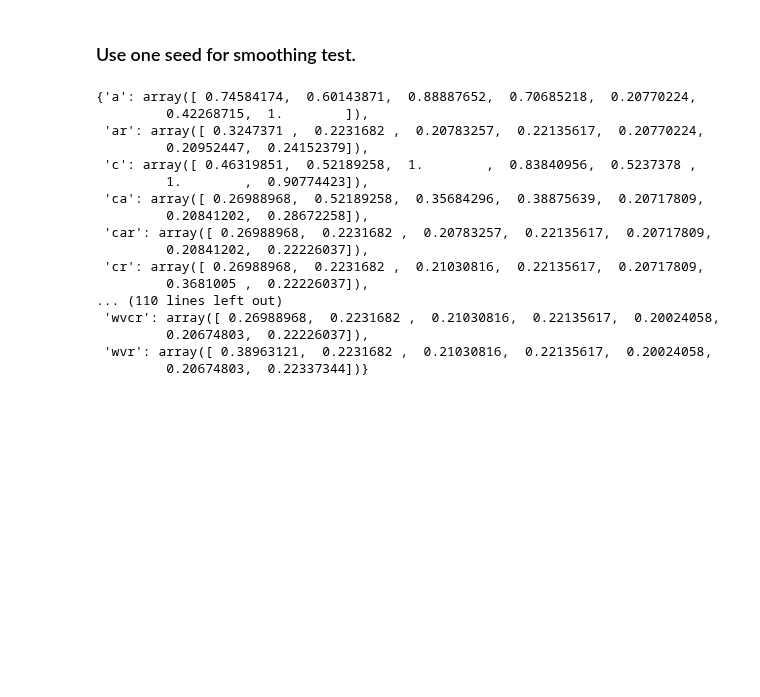
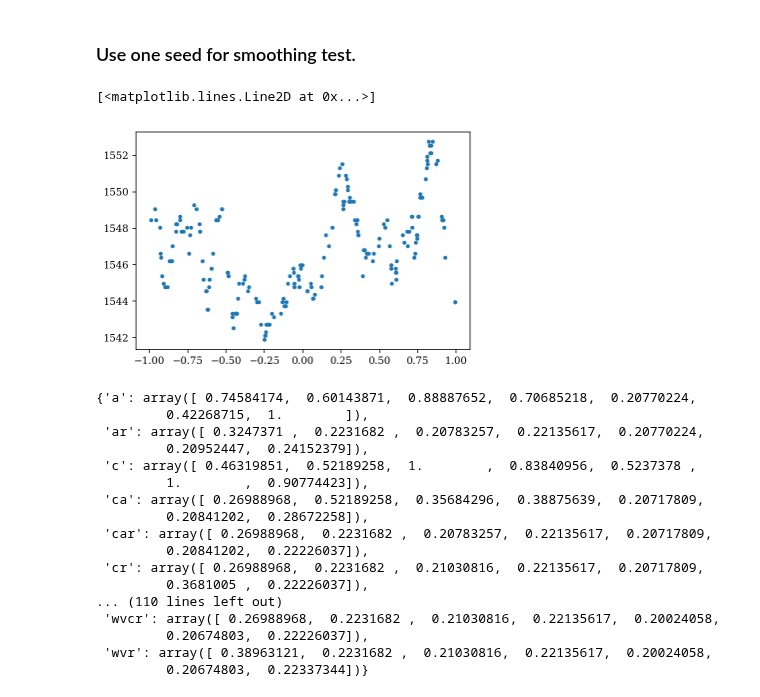
Before and after one commit to KuanWang-Astro/Fisher-paper-version, a Jupyter notebook: post_cov_21p0.ipynb, the cells around one changed output. Saved outputs shown, nothing was run; the diff lists cells and outputs as text; code cells hidden in the pictures; blank space fills up the shorter version.

Commit message:
added a plot

```diff
--- a/post_cov_21p0.ipynb
+++ b/post_cov_21p0.ipynb
@@ -45,6 +45,11 @@ keylist = ['w','d','v','c','a','r','wd','wv','wc','wa','wr','dv','dc','da','dr',
 pertfunc_eg = np.load('Run_multidark_30/pert_21p0_34289.npz')['func_all']
 pertparam_eg = np.load('Run_multidark_30/pert_21p0_34289.npz')['param']
 func_cut_eg = apply_to_dict(pert_clean,cut_by_func_1D(pertfunc_eg,axis=1),nzidx_cut)
+# %%
+plt.plot(pertparam_eg[1000:1200,5],pertfunc_eg[1000:1200,1],'.')
+# %% [output]
+[<matplotlib.lines.Line2D at 0x...>]
+[figure, added]
 # %%
 def get_alphas(combkey):
     return iterated_alpha(func_cut_eg[combkey],invcov_cut[combkey],pertparam_eg,p0,oneside)
```
